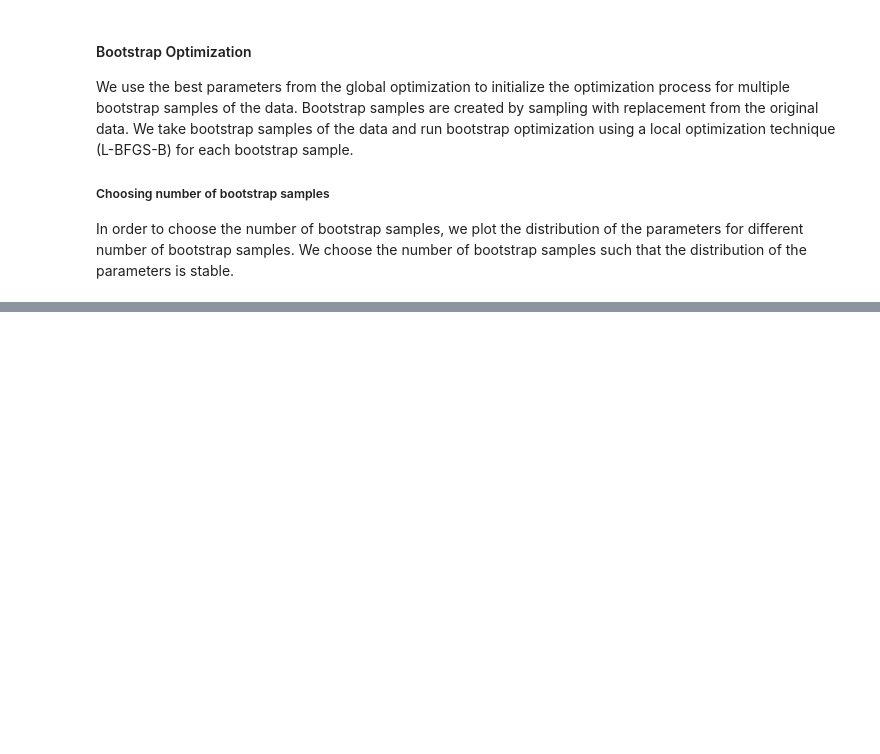
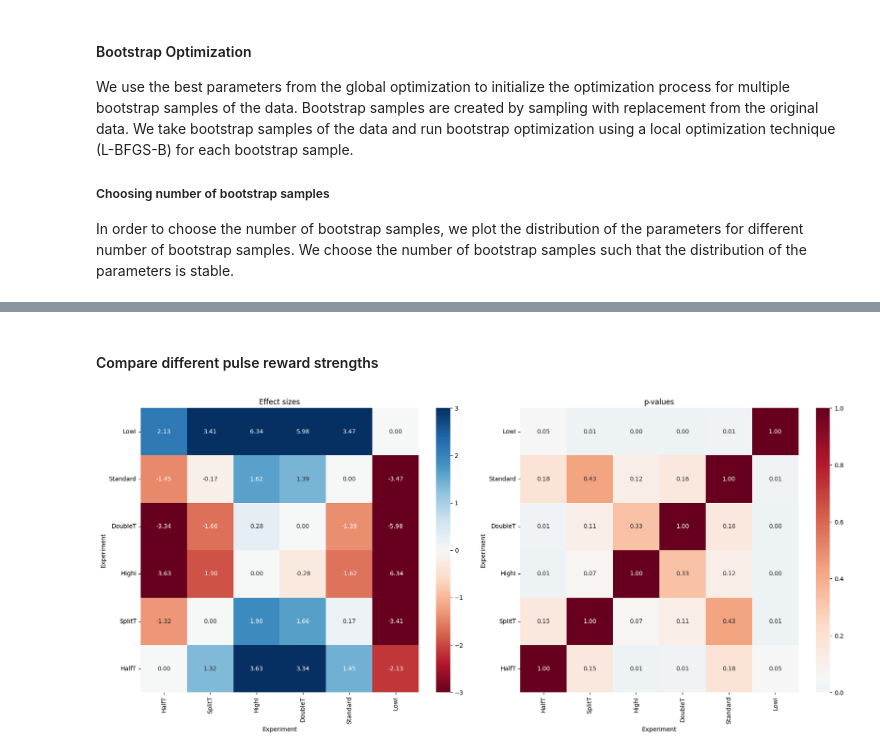
Before and after one commit to neurorishika/FlyOptoStimAnalysis, a Jupyter notebook: analysis/analysis.ipynb, the cells around one changed output, grey strips where cells are left out. Saved outputs shown, nothing was run; the diff lists cells and outputs as text; code cells hidden in the pictures; blank space fills up the shorter version.

```diff
--- a/analysis/analysis.ipynb
+++ b/analysis/analysis.ipynb
@@ -367,39 +446,39 @@ plt.show()
+# %% [markdown]
+#### Compare different pulse reward strengths
 # %%
-# calculate pairwise effect sizes on reward sensitivity
-from scipy.stats import ttest_ind
-from statsmodels.stats.multitest import multipletests
+# CALCULATE AND PLOT EFFECT SIZES
 
-# calculate effect sizes
-effect_sizes = np.zeros((len(exp_mapper_inv), len(exp_mapper_inv)))
-pvals = np.zeros((len(exp_mapper_inv), len(exp_mapper_inv)))
-for i in range(len(exp_mapper_inv)):
-    for j in range(len(exp_mapper_inv)):
+# calculate pairwise effect sizes
+effect_sizes = np.zeros((num_e,num_e))
+p_vals = np.ones((num_e,num_e))
+for i in range(num_e):
+    for j in range(num_e):
         if i != j:
-            t, p = ttest_ind(params[:,i+1], params[:,j+1])
-            # correct for multiple comparisons
-            p = multipletests([p], method='fdr_bh')[1][0]
-            effect_sizes[i,j] = (np.mean(params[:,i+1]) - np.mean(params[:,j+1])) / np.std(params[:,i+1] - params[:,j+1])
-            pvals[i,j] = p
-
+            x = boot_params[:,3+i]
+            y = boot_params[:,3+j]
+            # calculate effect size (cohen's d)
+            effect_sizes[i,j] = (np.mean(x)-np.mean(y))/np.sqrt((np.std(x)**2+np.std(y)**2)/2)
+            p_vals[i,j] = np.min([np.mean(x-y > 0), np.mean(y-x > 0)])
 
 # plot effect sizes and p-values
 fig, ax = plt.subplots(1, 2, figsize=(18, 8))
-sns.heatmap(effect_sizes, cmap='RdBu_r', center=0, vmin=-1, vmax=1, ax=ax[0], annot=True, fmt='.2f')
+sns.heatmap(effect_sizes.T, cmap='RdBu', center=0, vmin=-3, vmax=3, ax=ax[0], annot=True, fmt='.2f')
 ax[0].set_xticklabels(exp_mapper_inv.values(), rotation=90)
 ax[0].set_yticklabels(exp_mapper_inv.values(), rotation=0)
 ax[0].set_title('Effect sizes')
 ax[0].set_xlabel('Experiment')
 ax[0].set_ylabel('Experiment')
 ax[0].invert_yaxis()
 
-sns.heatmap(pvals_corrected, cmap='RdBu_r', center=0.05,ax=ax[1], annot=True, fmt='.2f')
+sns.heatmap(p_vals, cmap='RdBu_r', center=0.05,ax=ax[1], annot=True, fmt='.2f')
 ax[1].set_xticklabels(exp_mapper_inv.values(), rotation=90)
 ax[1].set_yticklabels(exp_mapper_inv.values(), rotation=0)
 ax[1].set_title('p-values')
 ax[1].set_xlabel('Experiment')
 ax[1].set_ylabel('Experiment')
 ax[1].invert_yaxis()
 
 plt.tight_layout()
-
 plt.show()
+# %% [output]
+[figure, added]
```
Also changed, not shown: parts of 19 cells of this notebook.
